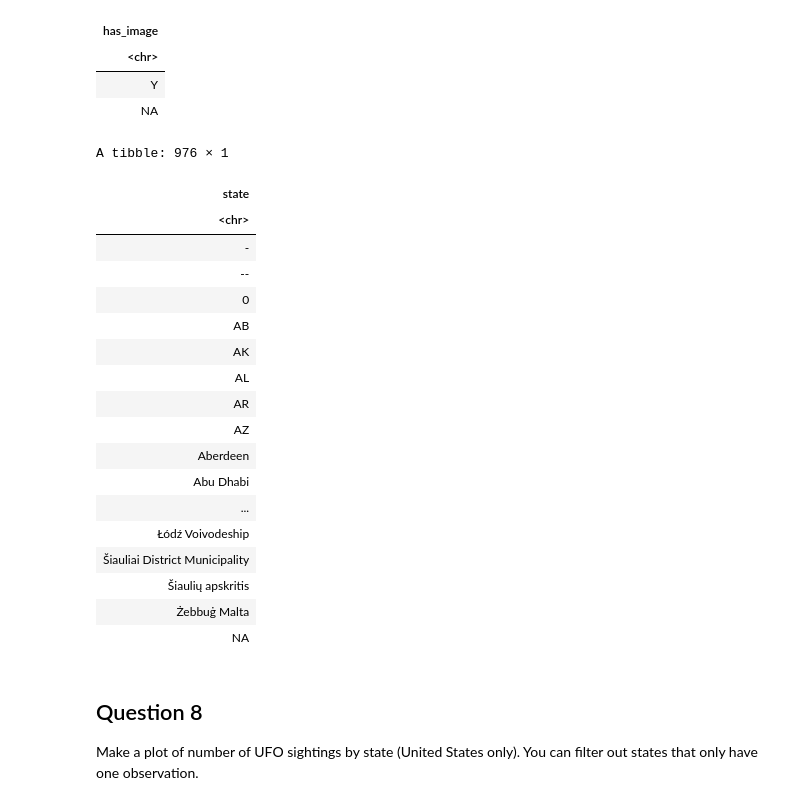
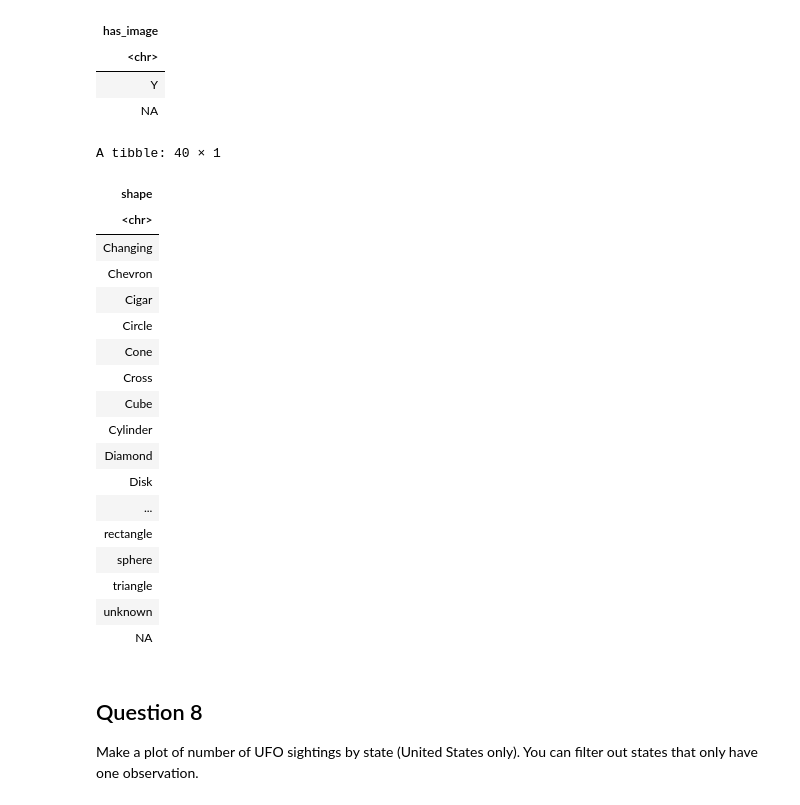
Before and after one commit to AlexisBryant-25/BIOS______512, a Jupyter notebook: Homework04/MyHW/BIOS512_HW4_Alexis.ipynb, the cells around one changed output. Drawn from its saved outputs; the diff is of its cells as text; code cells hidden in the pictures.

```diff
--- a/Homework04/MyHW/BIOS512_HW4_Alexis.ipynb
+++ b/Homework04/MyHW/BIOS512_HW4_Alexis.ipynb
@@ -601,27 +620,27 @@ A tibble: 2 × 1
 | NA |
 # %%
 df %>% distinct(
-    state) %>% arrange(
-    state)
+    shape) %>% arrange(
+    shape)
 # %% [output]
-A tibble: 976 × 1
+A tibble: 40 × 1
-| state |
+| shape |
 | <chr> |
-| - |
-| -- |
-| 0 |
-| AB |
-| AK |
-| AL |
-| AR |
-| AZ |
-| Aberdeen |
-| Abu Dhabi |
+| Changing |
+| Chevron |
+| Cigar |
+| Circle |
+| Cone |
+| Cross |
+| Cube |
+| Cylinder |
+| Diamond |
+| Disk |
 | ... |
-| Łódź Voivodeship |
-| Šiauliai District Municipality |
-| Šiaulių apskritis |
-| Żebbuġ Malta |
+| rectangle |
+| sphere |
+| triangle |
+| unknown |
 | NA |
 # %% [markdown]
 ## Question 8
```
Also changed, not shown: parts of 2 cells of this notebook.
